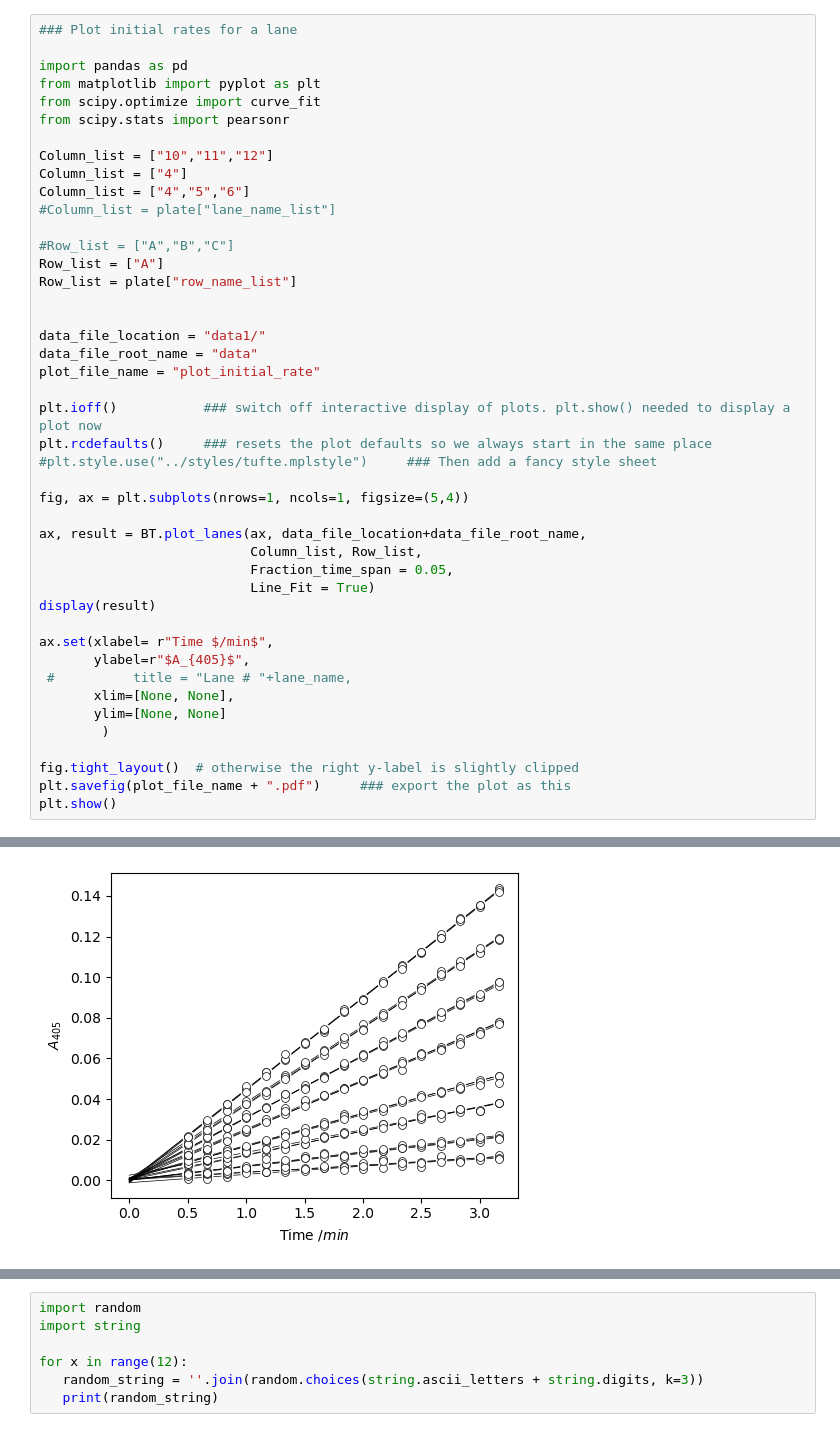
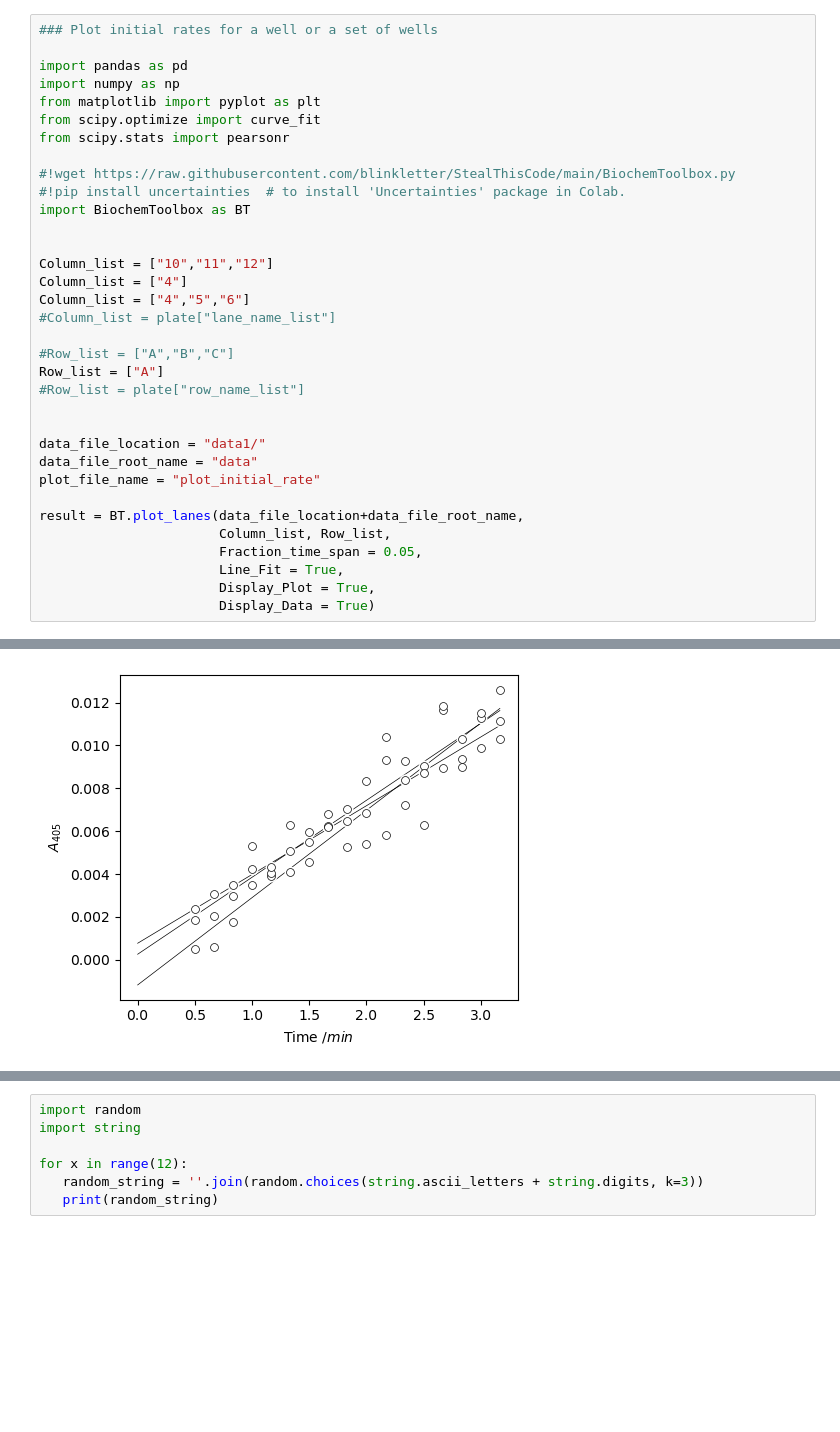
Before and after one commit to blinkletter/StealThisCode, a Jupyter notebook: testideas/DataAnalyzer2.ipynb, the cells around one changed output, grey strips where cells are left out. Saved outputs shown, nothing was run; the diff lists cells and outputs as text; blank space fills up the shorter version.

```diff
--- a/testideas/DataAnalyzer2.ipynb
+++ b/testideas/DataAnalyzer2.ipynb
@@ -16,12 +16,18 @@ pH = 7.0
 
 df, plate, e_NPA = BT.read_plate_setup(file_location+file_name, pH)
 # %%
-### Plot initial rates for a lane
+### Plot initial rates for a well or a set of wells
 
 import pandas as pd
+import numpy as np
 from matplotlib import pyplot as plt
 from scipy.optimize import curve_fit
 from scipy.stats import pearsonr
+
+#!wget https://raw.githubusercontent.com/blinkletter/StealThisCode/main/BiochemToolbox.py
+#!pip install uncertainties  # to install 'Uncertainties' package in Colab.
+import BiochemToolbox as BT
+
 
 Column_list = ["10","11","12"]
 Column_list = ["4"]
@@ -30,35 +36,19 @@ Column_list = ["4","5","6"]
 
 #Row_list = ["A","B","C"]
 Row_list = ["A"]
-Row_list = plate["row_name_list"]
+#Row_list = plate["row_name_list"]
 
 
 data_file_location = "data1/"
 data_file_root_name = "data"
 plot_file_name = "plot_initial_rate"
 
-plt.ioff()           ### switch off interactive display of plots. plt.show() needed to display a plot now
-plt.rcdefaults()     ### resets the plot defaults so we always start in the same place
-#plt.style.use("../styles/tufte.mplstyle")     ### Then add a fancy style sheet
-
-fig, ax = plt.subplots(nrows=1, ncols=1, figsize=(5,4))
-
-ax, result = BT.plot_lanes(ax, data_file_location+data_file_root_name,
-                           Column_list, Row_list,
-                           Fraction_time_span = 0.05,
-                           Line_Fit = True)
-display(result)
-
-ax.set(xlabel= r"Time $/min$",
-       ylabel=r"$A_{405}$",
- #          title = "Lane # "+lane_name,
-       xlim=[None, None],
-       ylim=[None, None]
-        )
-
-fig.tight_layout()  # otherwise the right y-label is slightly clipped
-plt.savefig(plot_file_name + ".pdf")     ### export the plot as this
-plt.show()
+result = BT.plot_lanes(data_file_location+data_file_root_name,
+                       Column_list, Row_list,
+                       Fraction_time_span = 0.05,
+                       Line_Fit = True,
+                       Display_Plot = True,
+                       Display_Data = True)
 # %% [output]
 |  | Column | Row | slope | slope stderr | int | int stderr | RSQ |
 | 0 | 4 | A | 0.004073 | 0.000362 | -0.001171 | 0.000727 | 0.893920 |
@@ -80 +57 @@ plt.show()
-[figure, old version]
+[figure, new version]
```
Also changed, not shown: parts of 6 cells of this notebook, 11 other files.
